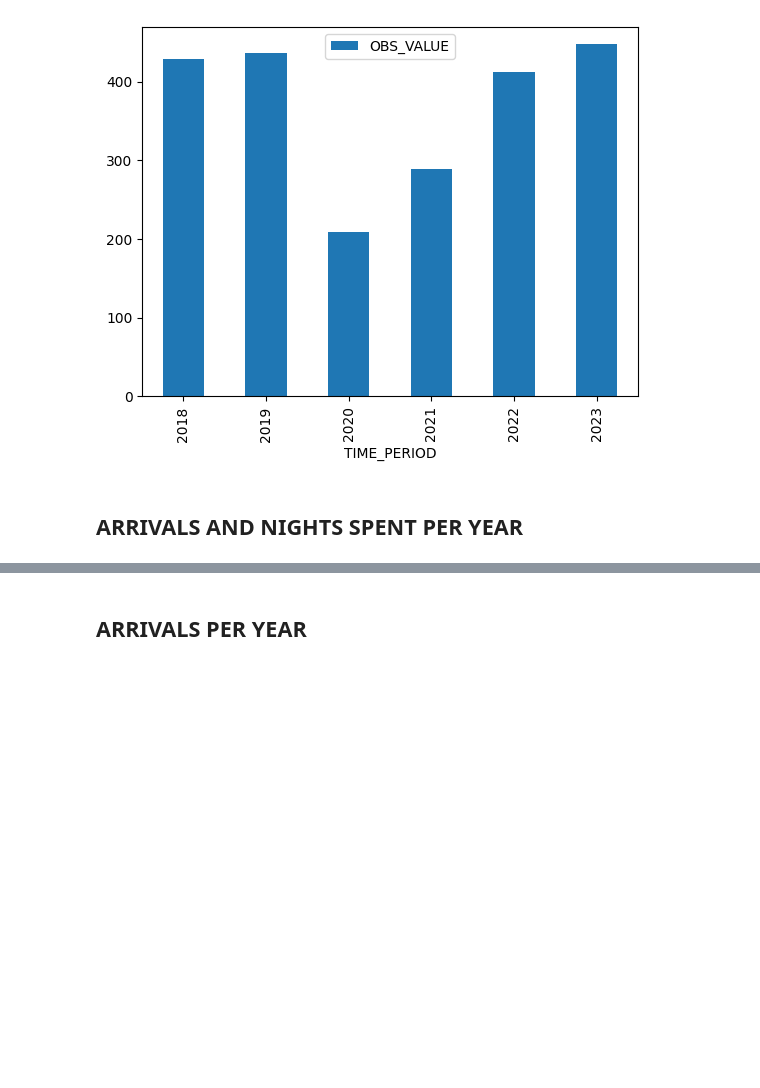
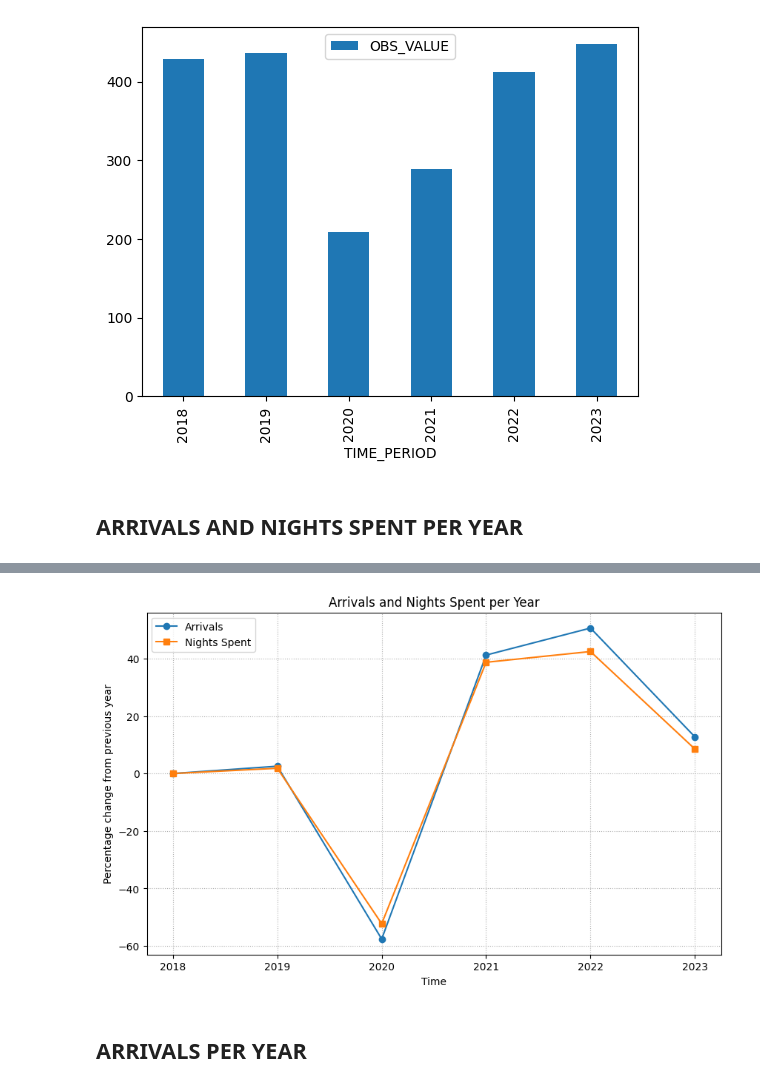
Before and after one commit to T0ls/data-Visualization, a Jupyter notebook: code/index.ipynb, the cells around one changed output, grey strips where cells are left out. Saved outputs shown, nothing was run; the diff lists cells and outputs as text; code cells hidden in the pictures; blank space fills up the shorter version.

```diff
--- a/code/index.ipynb
+++ b/code/index.ipynb
@@ -64,3 +101,28 @@ ValueError: x and y must have same first dimension, but have shapes (72,) and (6
+# %%
+arrivals_change = arrivals['OBS_VALUE'].pct_change() * 100
+arrivals_change = arrivals_change.fillna(0)
+
+nights_spent_change = nights_spent['OBS_VALUE'].pct_change() * 100
+nights_spent_change = nights_spent_change.fillna(0)
+
+fig, ax = plt.subplots(figsize=(10, 6))
+
+# Plotting arrivals
+ax.plot(arrivals_change.index, arrivals_change.values, 'o-', label='Arrivals')
+
+# Plotting nights spent
+ax.plot(nights_spent_change.index, nights_spent_change.values, 's-', label='Nights Spent')
+
+# Adding labels and title
+ax.set_ylabel("Percentage change from previous year")
+ax.set_xlabel("Time")
+ax.legend()
+ax.set_title("Arrivals and Nights Spent per Year")
+ax.grid(True, linestyle=':')
+
+plt.show()
+# %% [output]
+[figure, added]
 # %% [markdown]
 ## ARRIVALS PER YEAR
 # %%
```
Also changed, not shown: parts of 6 cells of this notebook.
